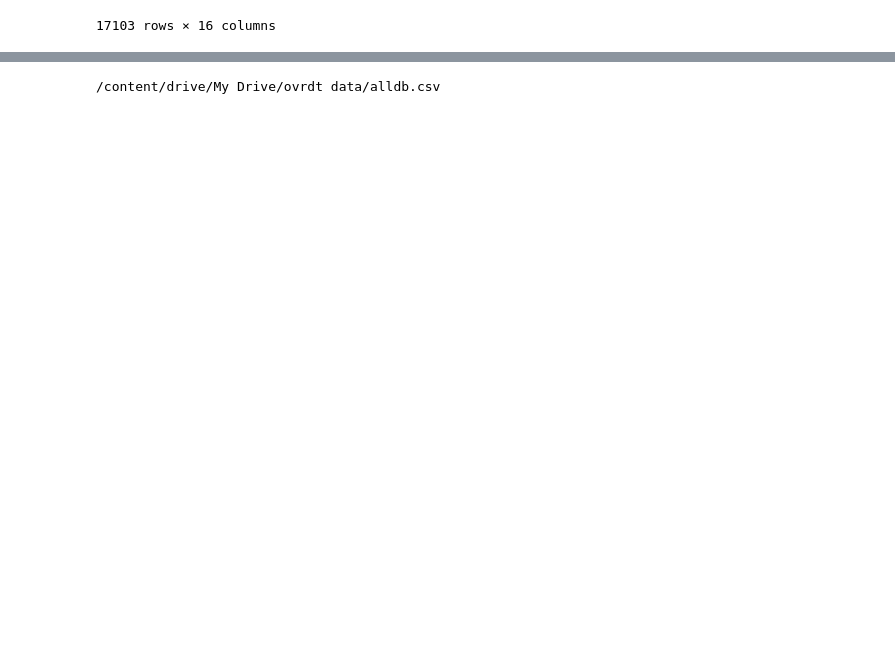
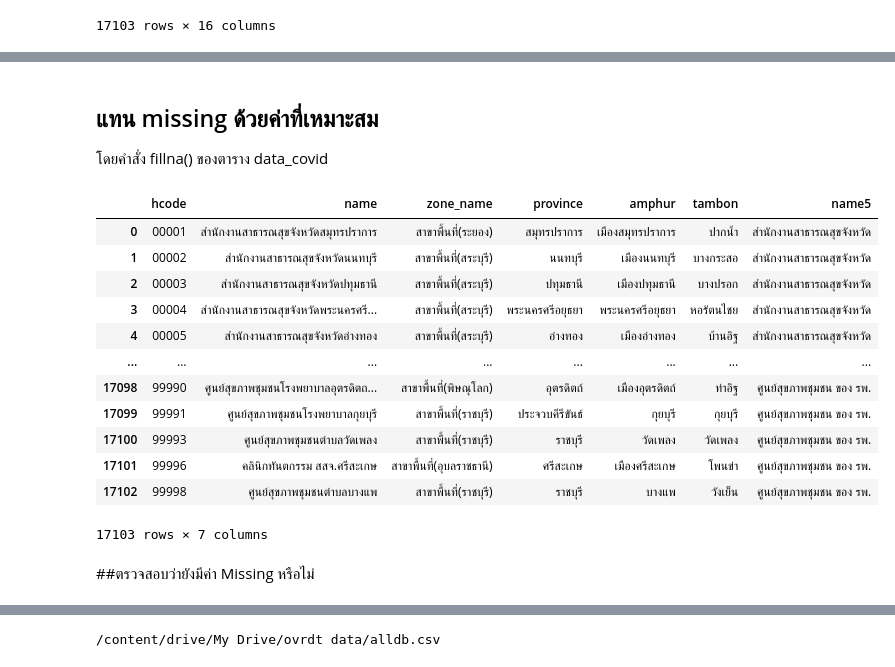
Before and after one commit to suwitchaya17/data_viz_2022, a Jupyter notebook: dashboard_final.ipynb, the cells around one changed output, grey strips where cells are left out. Drawn from its saved outputs; the diff is of its cells as text; code cells hidden in the pictures; blank space fills up the shorter version.

```diff
--- a/dashboard_final.ipynb
+++ b/dashboard_final.ipynb
@@ -37,0 +70,23 @@ data2  #เรียกดูตารางของข้อมูล ไฟ
+# %% [markdown]
+## แทน missing ด้วยค่าที่เหมาะสม
+
+โดยคำสั่ง fillna() ของตาราง data_covid
+# %%
+data4= data3.fillna(value={'name':'ไม่ทราบ','zone_name':'ไม่ทราบ','amphur':'ไม่ทราบ','tambon':'ไม่ทราบ','name5':'ไม่ทราบ'}) #แทน missing ด้วยค่าที่เหมาะสม จากตาราง data3
+data4 # แสดงตาราง data4
+# %% [output]
+|  | hcode | name | zone_name | province | amphur | tambon | name5 |
+| 0 | 00001 | สำนักงานสาธารณสุขจังหวัดสมุทรปราการ | สาขาพื้นที่(ระยอง) | สมุทรปราการ | เมืองสมุทรปราการ | ปากน้ำ | สำนักงานสาธารณสุขจังหวัด |
+| 1 | 00002 | สำนักงานสาธารณสุขจังหวัดนนทบุรี | สาขาพื้นที่(สระบุรี) | นนทบุรี | เมืองนนทบุรี | บางกระสอ | สำนักงานสาธารณสุขจังหวัด |
+| 2 | 00003 | สำนักงานสาธารณสุขจังหวัดปทุมธานี | สาขาพื้นที่(สระบุรี) | ปทุมธานี | เมืองปทุมธานี | บางปรอก | สำนักงานสาธารณสุขจังหวัด |
+| 3 | 00004 | สำนักงานสาธารณสุขจังหวัดพระนครศรี... | สาขาพื้นที่(สระบุรี) | พระนครศรีอยุธยา | พระนครศรีอยุธยา | หอรัตนไชย | สำนักงานสาธารณสุขจังหวัด |
+| 4 | 00005 | สำนักงานสาธารณสุขจังหวัดอ่างทอง | สาขาพื้นที่(สระบุรี) | อ่างทอง | เมืองอ่างทอง | บ้านอิฐ | สำนักงานสาธารณสุขจังหวัด |
+| ... | ... | ... | ... | ... | ... | ... | ... |
+| 17098 | 99990 | ศูนย์สุขภาพชุมชนโรงพยาบาลอุตรดิตถ... | สาขาพื้นที่(พิษณุโลก) | อุตรดิตถ์ | เมืองอุตรดิตถ์ | ท่าอิฐ | ศูนย์สุขภาพชุมชน ของ รพ. |
+| 17099 | 99991 | ศูนย์สุขภาพชุมชนโรงพยาบาลกุยบุรี | สาขาพื้นที่(ราชบุรี) | ประจวบคีรีขันธ์ | กุยบุรี | กุยบุรี | ศูนย์สุขภาพชุมชน ของ รพ. |
+| 17100 | 99993 | ศูนย์สุขภาพชุมชนตำบลวัดเพลง | สาขาพื้นที่(ราชบุรี) | ราชบุรี | วัดเพลง | วัดเพลง | ศูนย์สุขภาพชุมชน ของ รพ. |
+| 17101 | 99996 | คลินิกทันตกรรม สสจ.ศรีสะเกษ | สาขาพื้นที่(อุบลราชธานี) | ศรีสะเกษ | เมืองศรีสะเกษ | โพนข่า | ศูนย์สุขภาพชุมชน ของ รพ. |
+| 17102 | 99998 | ศูนย์สุขภาพชุมชนตำบลบางแพ | สาขาพื้นที่(ราชบุรี) | ราชบุรี | บางแพ | วังเย็น | ศูนย์สุขภาพชุมชน ของ รพ. |
+17103 rows × 7 columns
+# %% [markdown]
+##ตรวจสอบว่ายังมีค่า Missing หรือไม่
```
Also changed, not shown: parts of 18 cells of this notebook.
